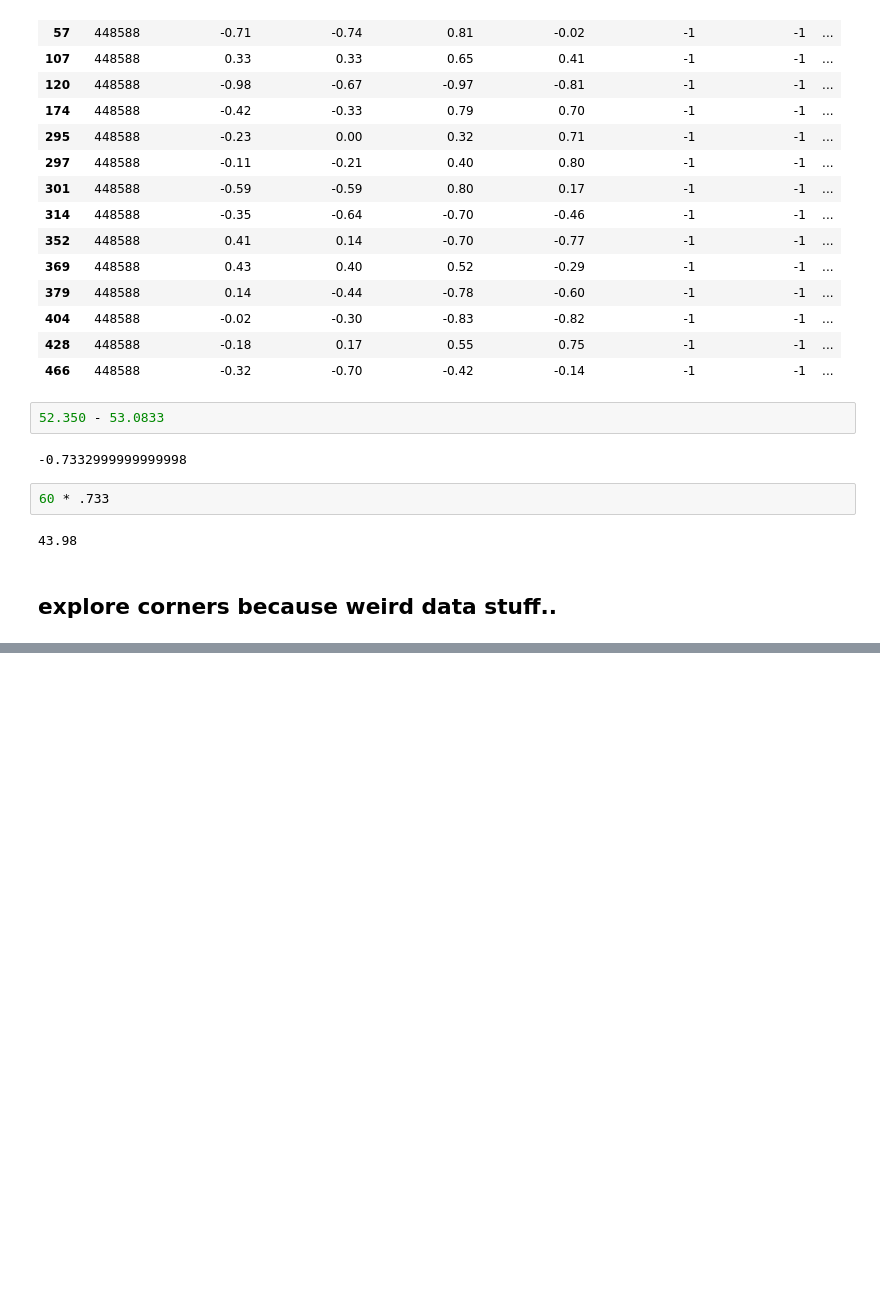
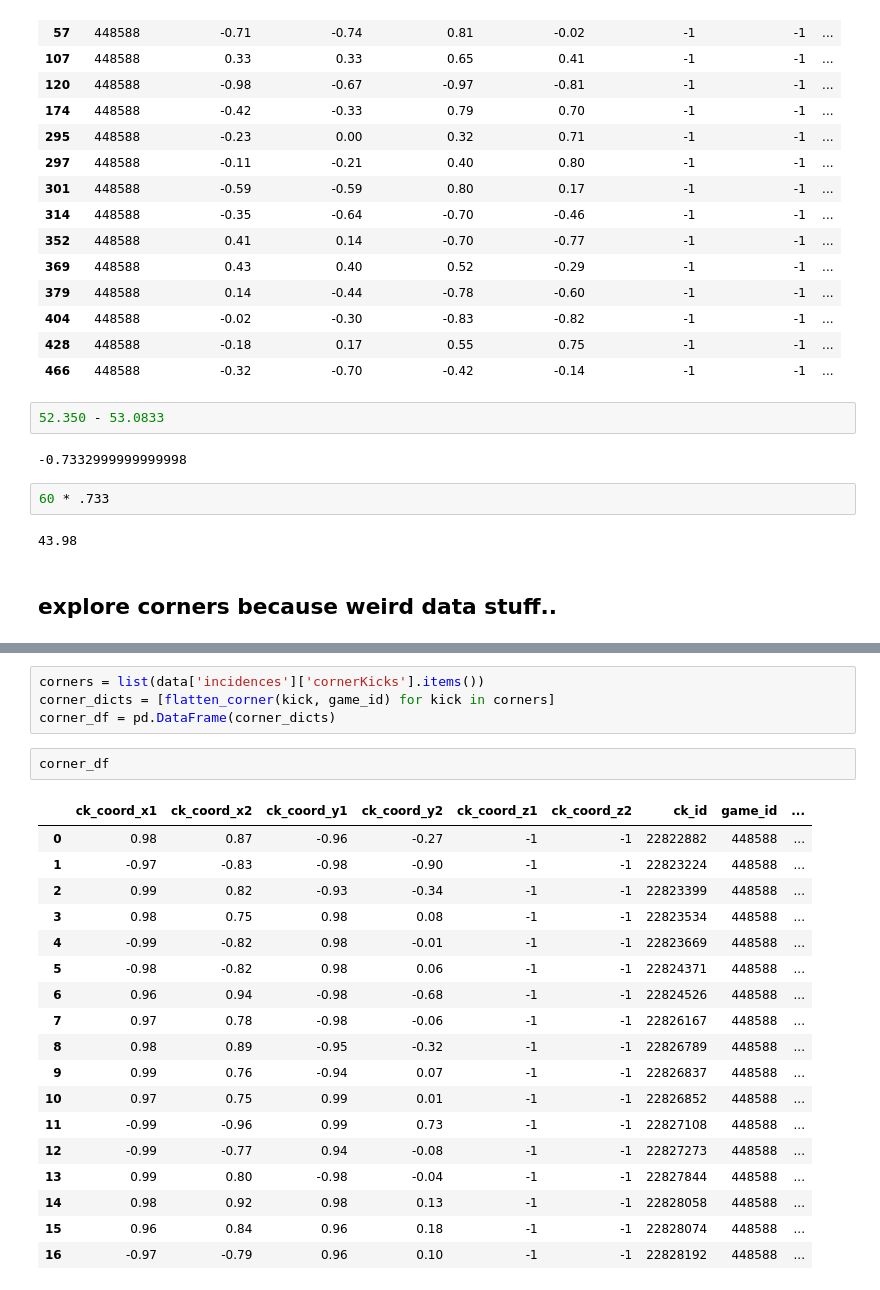
Before and after one commit to d-v-dlee/super_liga_xg, a Jupyter notebook: pass_to_shot.ipynb, the cells around one changed output, grey strips where cells are left out. Cells and saved outputs as stored; diff of their text form; blank space fills up the shorter version.

```diff
--- a/pass_to_shot.ipynb
+++ b/pass_to_shot.ipynb
@@ -271,0 +235,25 @@ data['incidences']['goals']
+# %%
+corners = list(data['incidences']['cornerKicks'].items())
+corner_dicts = [flatten_corner(kick, game_id) for kick in corners]
+corner_df = pd.DataFrame(corner_dicts)
+# %%
+corner_df
+# %% [output]
+|  | ck_coord_x1 | ck_coord_x2 | ck_coord_y1 | ck_coord_y2 | ck_coord_z1 | ck_coord_z2 | ck_id | game_id | ... |
+| 0 | 0.98 | 0.87 | -0.96 | -0.27 | -1 | -1 | 22822882 | 448588 | ... |
+| 1 | -0.97 | -0.83 | -0.98 | -0.90 | -1 | -1 | 22823224 | 448588 | ... |
+| 2 | 0.99 | 0.82 | -0.93 | -0.34 | -1 | -1 | 22823399 | 448588 | ... |
+| 3 | 0.98 | 0.75 | 0.98 | 0.08 | -1 | -1 | 22823534 | 448588 | ... |
+| 4 | -0.99 | -0.82 | 0.98 | -0.01 | -1 | -1 | 22823669 | 448588 | ... |
+| 5 | -0.98 | -0.82 | 0.98 | 0.06 | -1 | -1 | 22824371 | 448588 | ... |
+| 6 | 0.96 | 0.94 | -0.98 | -0.68 | -1 | -1 | 22824526 | 448588 | ... |
+| 7 | 0.97 | 0.78 | -0.98 | -0.06 | -1 | -1 | 22826167 | 448588 | ... |
+| 8 | 0.98 | 0.89 | -0.95 | -0.32 | -1 | -1 | 22826789 | 448588 | ... |
+| 9 | 0.99 | 0.76 | -0.94 | 0.07 | -1 | -1 | 22826837 | 448588 | ... |
+| 10 | 0.97 | 0.75 | 0.99 | 0.01 | -1 | -1 | 22826852 | 448588 | ... |
+| 11 | -0.99 | -0.96 | 0.99 | 0.73 | -1 | -1 | 22827108 | 448588 | ... |
+| 12 | -0.99 | -0.77 | 0.94 | -0.08 | -1 | -1 | 22827273 | 448588 | ... |
+| 13 | 0.99 | 0.80 | -0.98 | -0.04 | -1 | -1 | 22827844 | 448588 | ... |
+| 14 | 0.98 | 0.92 | 0.98 | 0.13 | -1 | -1 | 22828058 | 448588 | ... |
+| 15 | 0.96 | 0.84 | 0.96 | 0.18 | -1 | -1 | 22828074 | 448588 | ... |
+| 16 | -0.97 | -0.79 | 0.96 | 0.10 | -1 | -1 | 22828192 | 448588 | ... |
```
Also changed, not shown: parts of 16 cells of this notebook, 3 other files.
